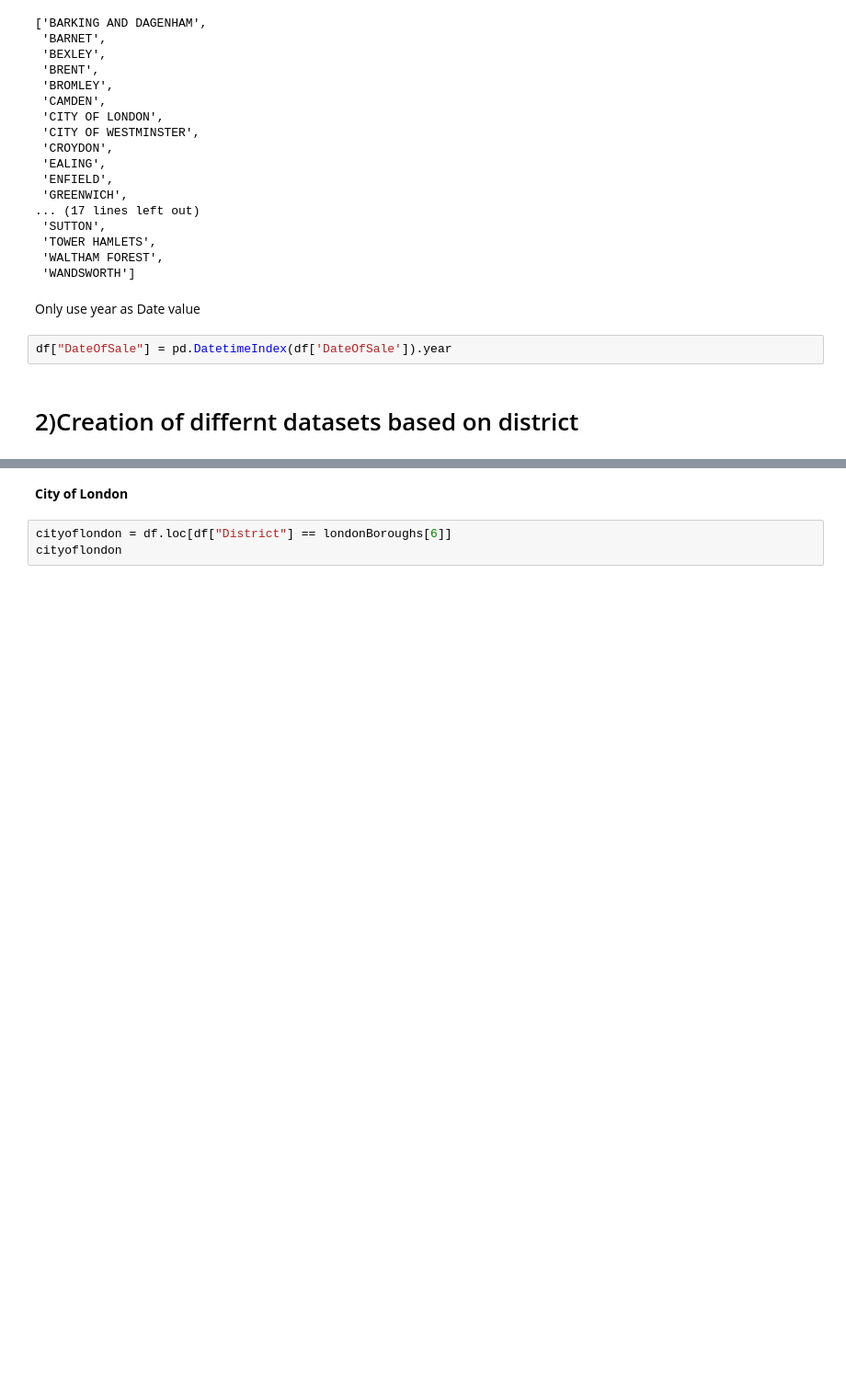
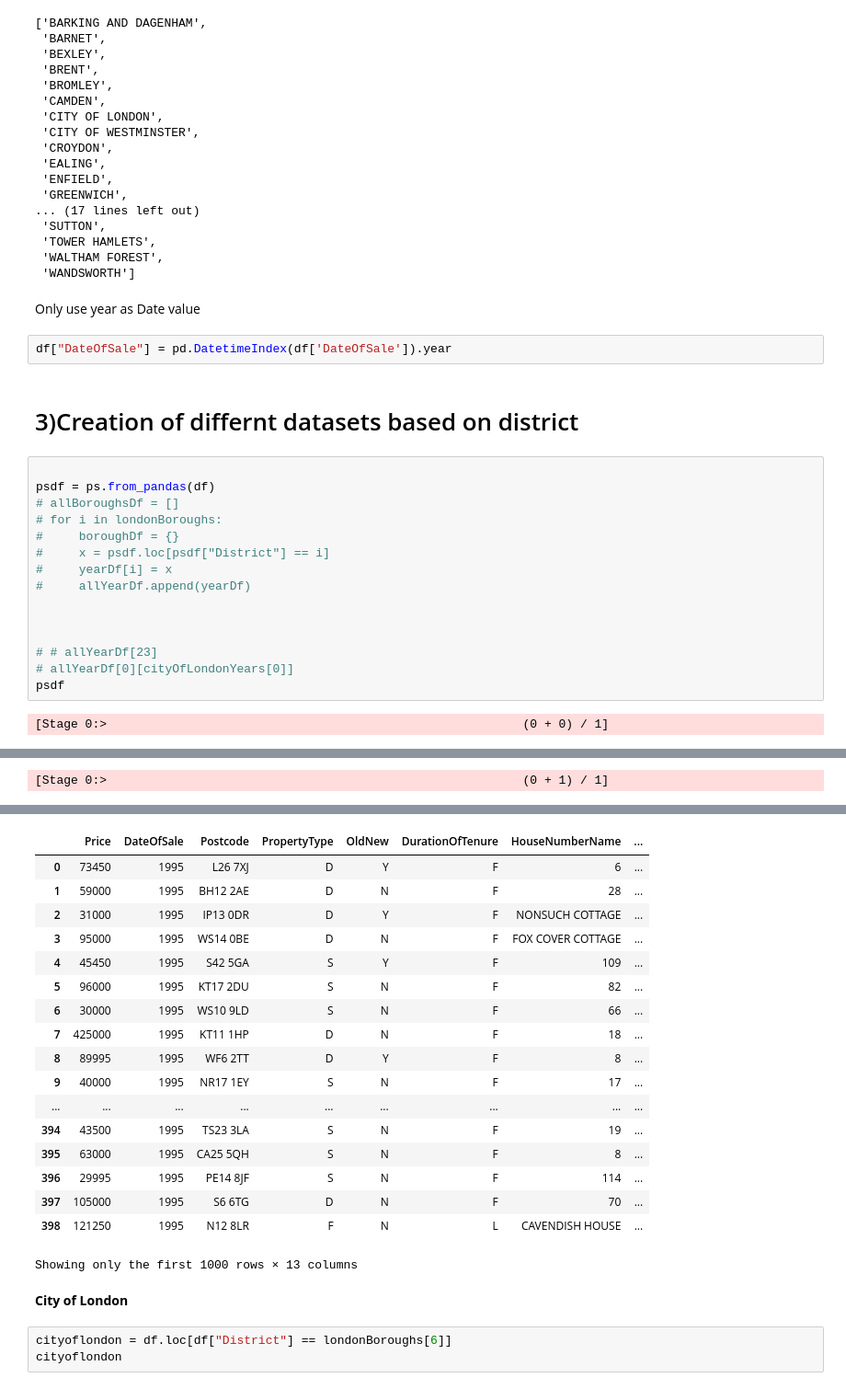
Before and after one commit to Scansan-Properties/HousePricePrediction, a Jupyter notebook: housePricePridiction-BasedOnArea.ipynb, the cells around one changed output, grey strips where cells are left out. Shown at 92% size. Drawn from its saved outputs; the diff is of its cells as text; blank space fills up the shorter version.

```diff
--- a/housePricePridiction-BasedOnArea.ipynb
+++ b/housePricePridiction-BasedOnArea.ipynb
@@ -191,4 +211,21 @@ Only use year as Date value
 # %%
 df["DateOfSale"] = pd.DatetimeIndex(df['DateOfSale']).year
 # %% [markdown]
-# 2)Creation of differnt datasets based on district
+# 3)Creation of differnt datasets based on district
+# %%
+
+psdf = ps.from_pandas(df)
+# allBoroughsDf = []
+# for i in londonBoroughs:
+#     boroughDf = {}
+#     x = psdf.loc[psdf["District"] == i]
+#     yearDf[i] = x
+#     allYearDf.append(yearDf)
+
+
+
+# # allYearDf[23]
+# allYearDf[0][cityOfLondonYears[0]]
+psdf
+# %% [output]
+[Stage 0:>                                                          (0 + 0) / 1]
@@ -194,0 +233 @@ df["DateOfSale"] = pd.DatetimeIndex(df['DateOfSale']).year
+[Stage 0:>                                                          (0 + 1) / 1]
@@ -195,3 +235,21 @@ df["DateOfSale"] = pd.DatetimeIndex(df['DateOfSale']).year
+|  | Price | DateOfSale | Postcode | PropertyType | OldNew | DurationOfTenure | HouseNumberName | ... |
+| 0 | 73450 | 1995 | L26 7XJ | D | Y | F | 6 | ... |
+| 1 | 59000 | 1995 | BH12 2AE | D | N | F | 28 | ... |
+| 2 | 31000 | 1995 | IP13 0DR | D | Y | F | NONSUCH COTTAGE | ... |
+| 3 | 95000 | 1995 | WS14 0BE | D | N | F | FOX COVER COTTAGE | ... |
+| 4 | 45450 | 1995 | S42 5GA | S | Y | F | 109 | ... |
+| 5 | 96000 | 1995 | KT17 2DU | S | N | F | 82 | ... |
+| 6 | 30000 | 1995 | WS10 9LD | S | N | F | 66 | ... |
+| 7 | 425000 | 1995 | KT11 1HP | D | N | F | 18 | ... |
+| 8 | 89995 | 1995 | WF6 2TT | D | Y | F | 8 | ... |
+| 9 | 40000 | 1995 | NR17 1EY | S | N | F | 17 | ... |
+| ... | ... | ... | ... | ... | ... | ... | ... | ... |
+| 394 | 43500 | 1995 | TS23 3LA | S | N | F | 19 | ... |
+| 395 | 63000 | 1995 | CA25 5QH | S | N | F | 8 | ... |
+| 396 | 29995 | 1995 | PE14 8JF | S | N | F | 114 | ... |
+| 397 | 105000 | 1995 | S6 6TG | D | N | F | 70 | ... |
+| 398 | 121250 | 1995 | N12 8LR | F | N | L | CAVENDISH HOUSE | ... |
+Showing only the first 1000 rows × 13 columns
 # %% [markdown]
 **City of London**
 # %%
```
Also changed, not shown: parts of 22 cells of this notebook.
